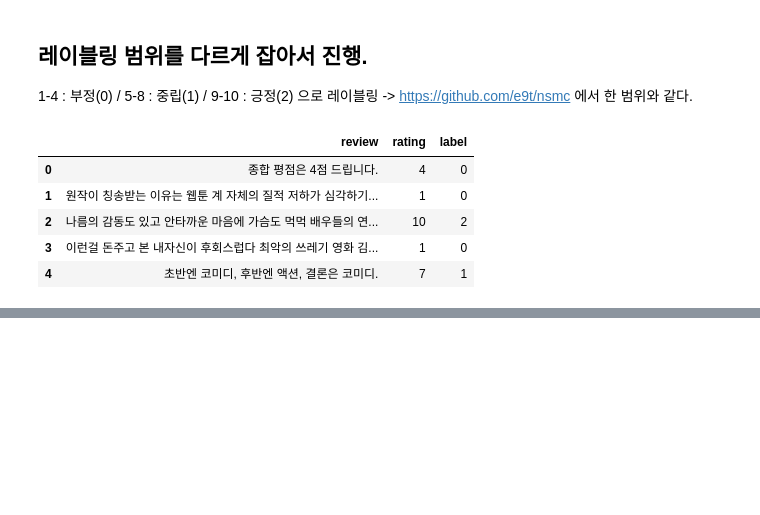
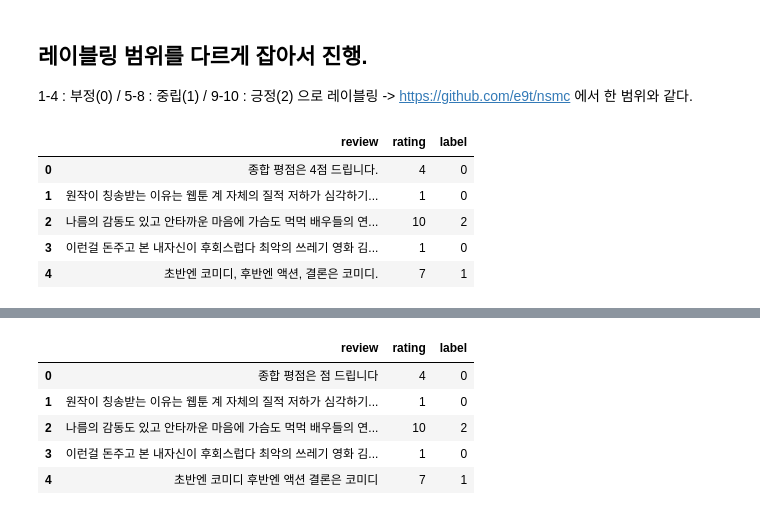
Before and after one commit to wonsgong/NLP, a Jupyter notebook: 7. Text Classification/Naver Movie Review/Naver moive reviews data.ipynb, the cells around one changed output, grey strips where cells are left out. Cells and saved outputs as stored; diff of their text form; code cells hidden in the pictures; blank space fills up the shorter version.

```diff
--- a/7. Text Classification/Naver Movie Review/Naver moive reviews data.ipynb
+++ b/7. Text Classification/Naver Movie Review/Naver moive reviews data.ipynb
@@ -103,0 +130,12 @@ df.to_csv('naver_movie_reviews_ver2.csv',index=False)
+# %%
+# review 데이터 한글, 공백 제외 제거
+
+df['review'] = df['review'].str.replace('[^ㄱ-ㅎㅏ-ㅣ가-힣 ]','')
+df.head()
+# %% [output]
+|  | review | rating | label |
+| 0 | 종합 평점은 점 드립니다 | 4 | 0 |
+| 1 | 원작이 칭송받는 이유는 웹툰 계 자체의 질적 저하가 심각하기... | 1 | 0 |
+| 2 | 나름의 감동도 있고 안타까운 마음에 가슴도 먹먹 배우들의 연... | 10 | 2 |
+| 3 | 이런걸 돈주고 본 내자신이 후회스럽다 최악의 쓰레기 영화 김... | 1 | 0 |
+| 4 | 초반엔 코미디 후반엔 액션 결론은 코미디 | 7 | 1 |
```
Also changed, not shown: parts of 12 cells of this notebook, 6 other files.
